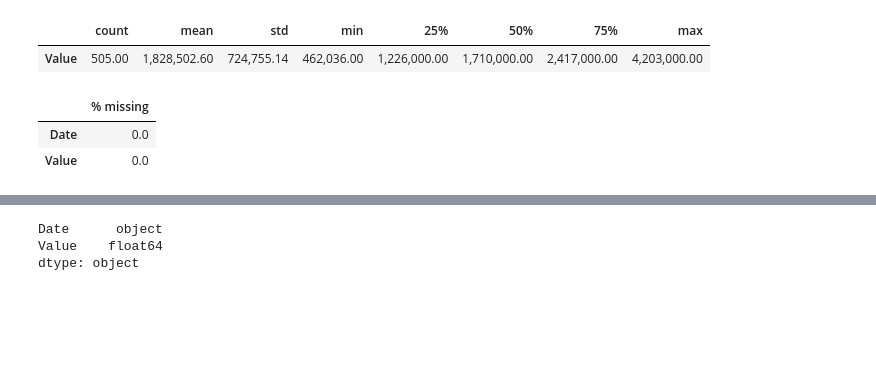
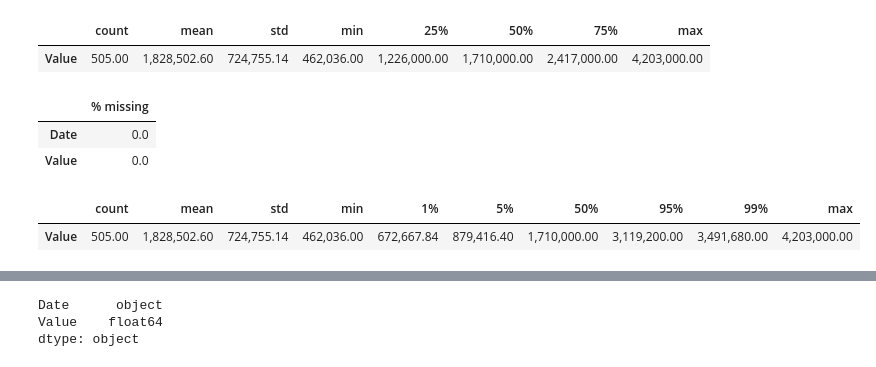
Before and after one commit to mab923/finalteamproject, a Jupyter notebook: Load_Data.ipynb, the cells around one changed output, grey strips where cells are left out. Saved outputs shown, nothing was run; the diff lists cells and outputs as text; code cells hidden in the pictures; blank space fills up the shorter version.

```diff
--- a/Load_Data.ipynb
+++ b/Load_Data.ipynb
@@ -293,0 +297,6 @@ stock_tv.describe().T.style.format('{:,.2f}')
+# %%
+# Outliers
+stock_tv.describe(percentiles=[.01,.05,.95,.99]).T.style.format('{:,.2f}')
+# %% [output]
+|  | count | mean | std | min | 1% | 5% | 50% | 95% | 99% | max |
+| Value | 505.00 | 1,828,502.60 | 724,755.14 | 462,036.00 | 672,667.84 | 879,416.40 | 1,710,000.00 | 3,119,200.00 | 3,491,680.00 | 4,203,000.00 |
```
Also changed, not shown: parts of 7 cells of this notebook.
